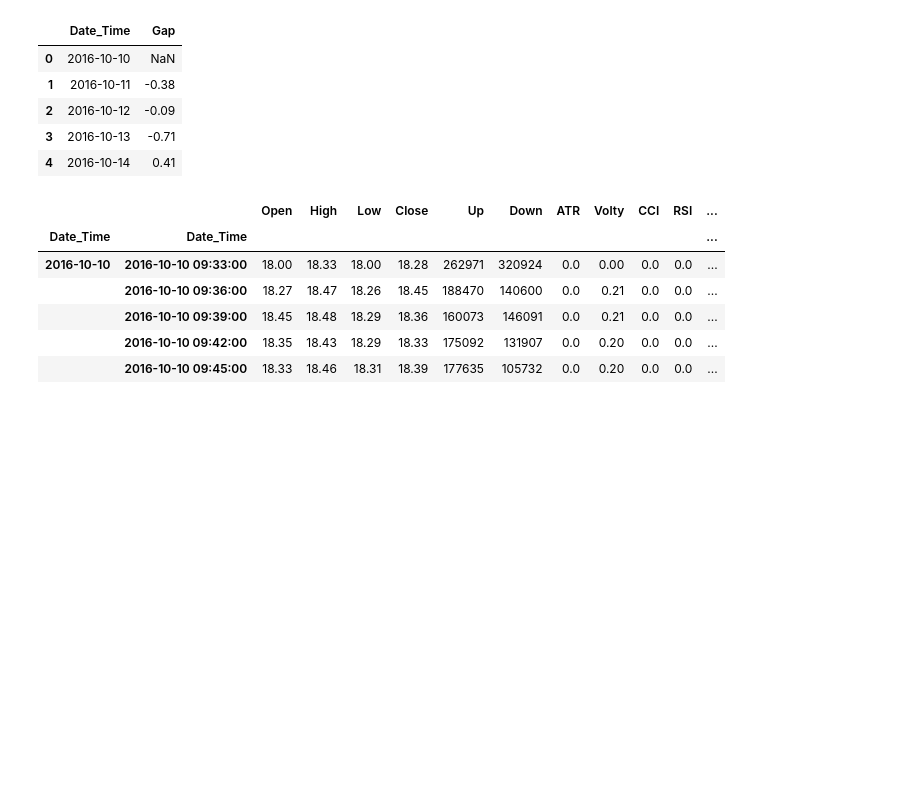
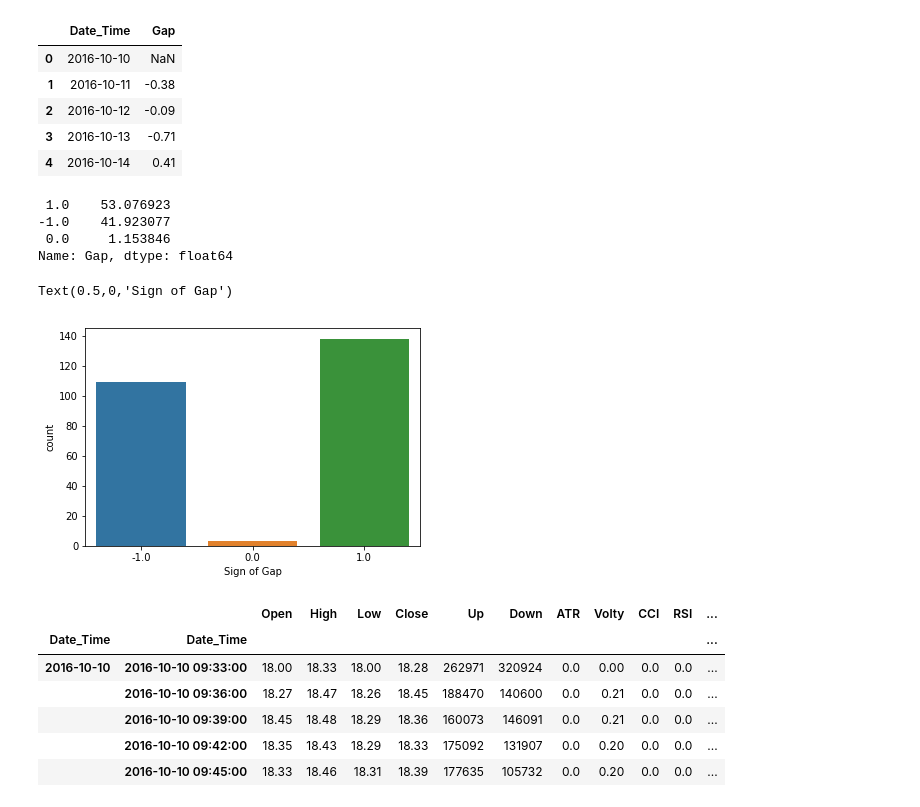
Before and after one commit to zarak/Xrules, a Jupyter notebook: notebooks/Rules.ipynb, the cells around one changed output. Cells and saved outputs as stored; diff of their text form; code cells hidden in the pictures; blank space fills up the shorter version.

```diff
--- a/notebooks/Rules.ipynb
+++ b/notebooks/Rules.ipynb
@@ -194,6 +216,21 @@ gap_df.head()
 | 2 | 2016-10-12 | -0.09 |
 | 3 | 2016-10-13 | -0.71 |
 | 4 | 2016-10-14 | 0.41 |
+# %%
+direction_of_gaps = np.sign(gap_df.Gap)
+gap_ratios = direction_of_gaps.value_counts() / direction_of_gaps.shape[0] * 100 # Proportions of gap direction
+gap_ratios
+# %% [output]
+ 1.0    53.076923
+-1.0    41.923077
+ 0.0     1.153846
+Name: Gap, dtype: float64
+# %%
+sns.countplot(direction_of_gaps);
+plt.xlabel('Sign of Gap')
+# %% [output]
+Text(0.5,0,'Sign of Gap')
+[figure, added]
 # %%
 df_first30.head()
 # %% [output]
```
Also changed, not shown: parts of 12 cells of this notebook.
